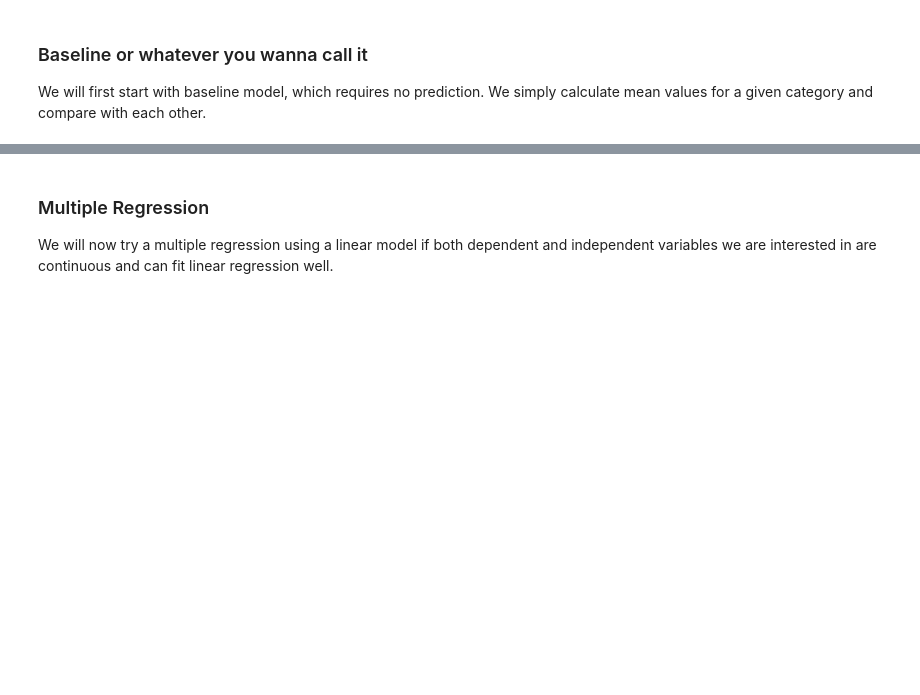
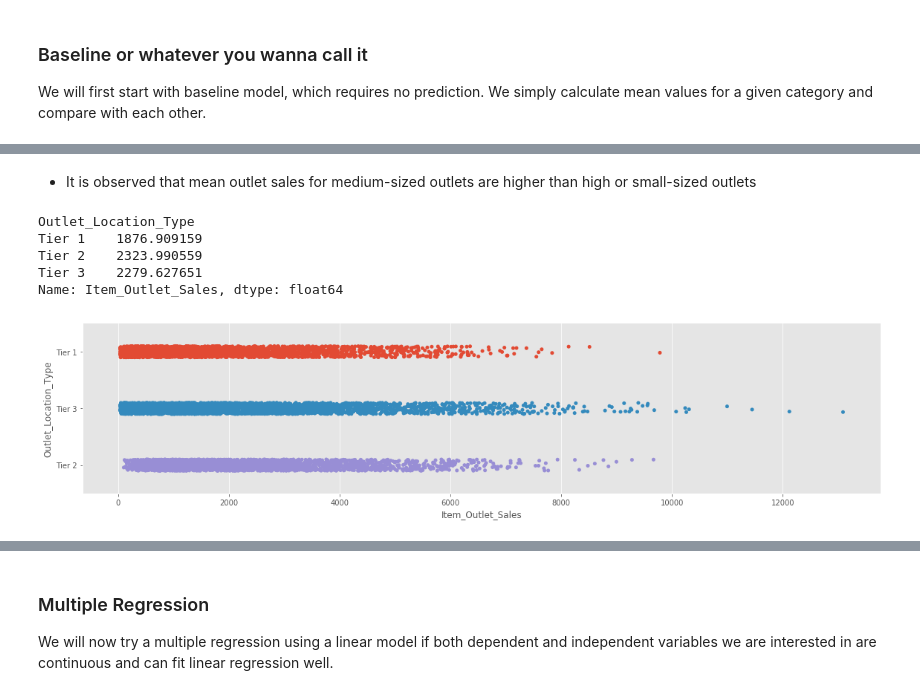
Before and after one commit to zicodeng/bigmart-sales-prediction, a Jupyter notebook: linear-regression.ipynb, the cells around one changed output, grey strips where cells are left out. Cells and saved outputs as stored; diff of their text form; code cells hidden in the pictures; blank space fills up the shorter version.

```diff
--- a/linear-regression.ipynb
+++ b/linear-regression.ipynb
@@ -65,0 +77,11 @@ We will first start with baseline model, which requires no prediction. We simply
+# %% [markdown]
+* It is observed that mean outlet sales for medium-sized outlets are higher than high or small-sized outlets
+# %%
+preview('Outlet_Location_Type', 'descriptive')
+# %% [output]
+Outlet_Location_Type
+Tier 1    1876.909159
+Tier 2    2323.990559
+Tier 3    2279.627651
+Name: Item_Outlet_Sales, dtype: float64
+[figure, added]
```
Also changed, not shown: parts of 15 cells of this notebook, 1 other file.
